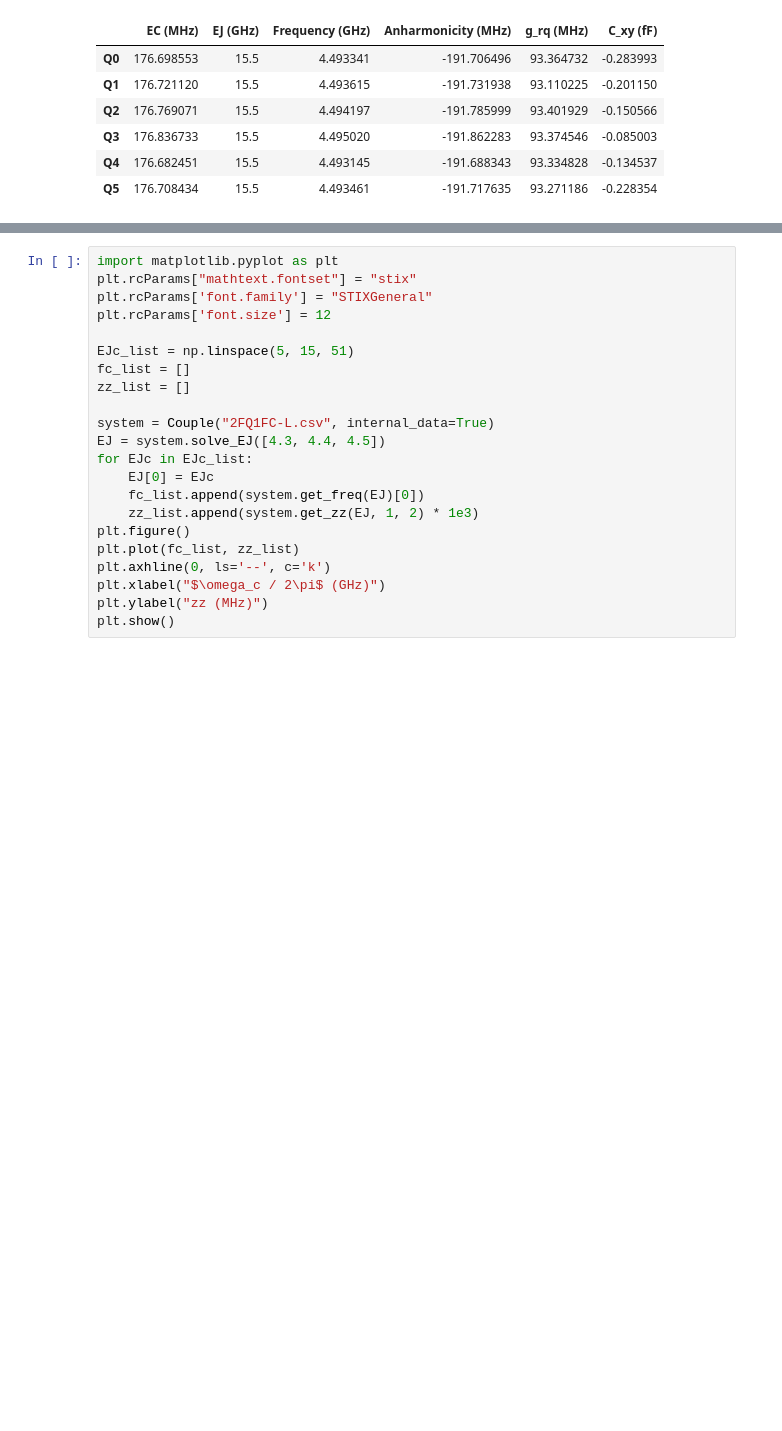
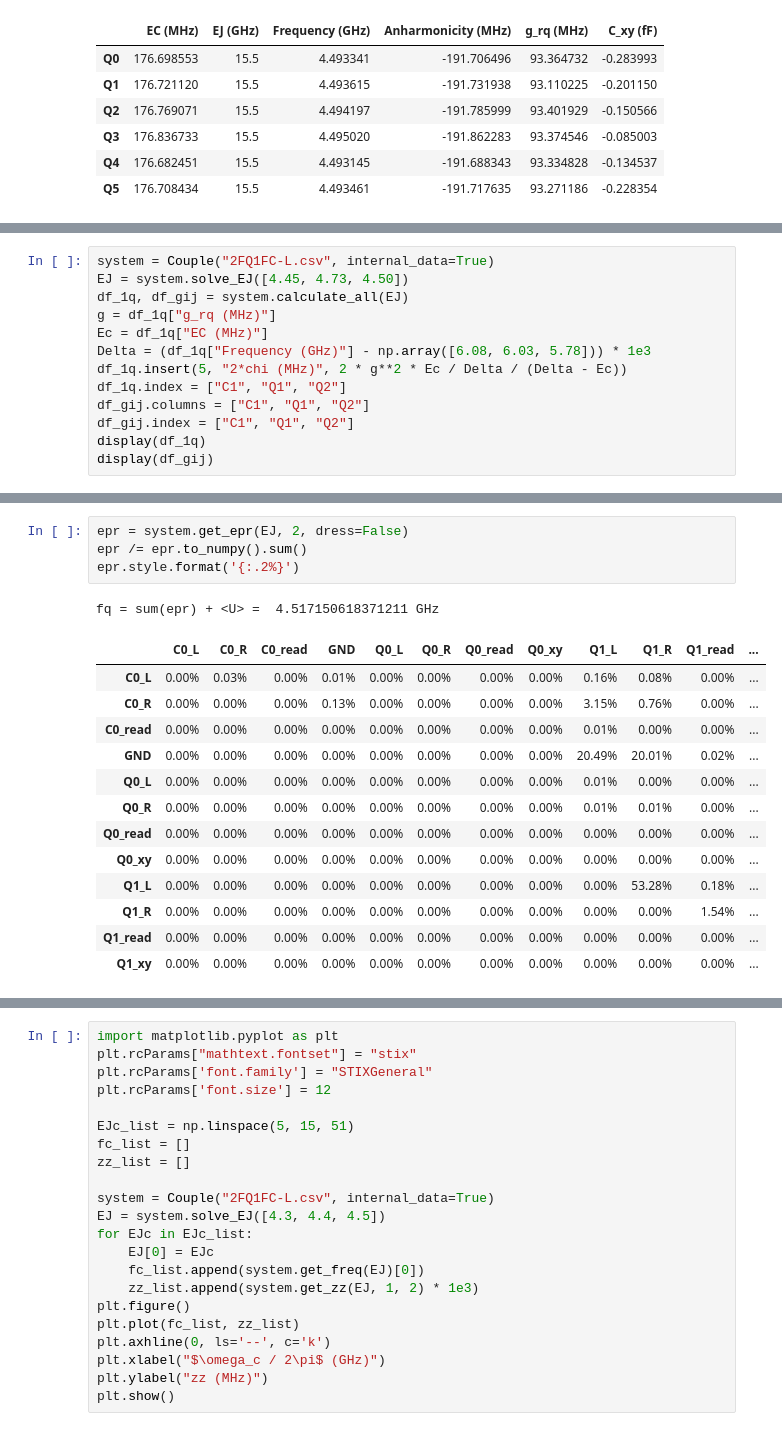
Before and after one commit to linyc253/fq_coupling, a Jupyter notebook: example.ipynb, the cells around one changed output, grey strips where cells are left out. Drawn from its saved outputs; the diff is of its cells as text; blank space fills up the shorter version.

Commit message:
Add get_epr() function to calculate charging energy stored between each capacitor

```diff
--- a/example.ipynb
+++ b/example.ipynb
@@ -35,0 +21,13 @@ display(df_gij)
+# %%
+system = Couple("2FQ1FC-L.csv", internal_data=True)
+EJ = system.solve_EJ([4.45, 4.73, 4.50])
+df_1q, df_gij = system.calculate_all(EJ)
+g = df_1q["g_rq (MHz)"]
+Ec = df_1q["EC (MHz)"]
+Delta = (df_1q["Frequency (GHz)"] - np.array([6.08, 6.03, 5.78])) * 1e3
+df_1q.insert(5, "2*chi (MHz)", 2 * g**2 * Ec / Delta / (Delta - Ec))
+df_1q.index = ["C1", "Q1", "Q2"]
+df_gij.columns = ["C1", "Q1", "Q2"]
+df_gij.index = ["C1", "Q1", "Q2"]
+display(df_1q)
+display(df_gij)
@@ -35,0 +43,19 @@ display(df_gij)
+# %%
+epr = system.get_epr(EJ, 2, dress=False)
+epr /= epr.to_numpy().sum()
+epr.style.format('{:.2%}')
+# %% [output]
+fq = sum(epr) + <U> =  4.517150618371211 GHz
+|  | C0_L | C0_R | C0_read | GND | Q0_L | Q0_R | Q0_read | Q0_xy | Q1_L | Q1_R | Q1_read | ... |
+| C0_L | 0.00% | 0.03% | 0.00% | 0.01% | 0.00% | 0.00% | 0.00% | 0.00% | 0.16% | 0.08% | 0.00% | ... |
+| C0_R | 0.00% | 0.00% | 0.00% | 0.13% | 0.00% | 0.00% | 0.00% | 0.00% | 3.15% | 0.76% | 0.00% | ... |
+| C0_read | 0.00% | 0.00% | 0.00% | 0.00% | 0.00% | 0.00% | 0.00% | 0.00% | 0.01% | 0.00% | 0.00% | ... |
+| GND | 0.00% | 0.00% | 0.00% | 0.00% | 0.00% | 0.00% | 0.00% | 0.00% | 20.49% | 20.01% | 0.02% | ... |
+| Q0_L | 0.00% | 0.00% | 0.00% | 0.00% | 0.00% | 0.00% | 0.00% | 0.00% | 0.01% | 0.00% | 0.00% | ... |
+| Q0_R | 0.00% | 0.00% | 0.00% | 0.00% | 0.00% | 0.00% | 0.00% | 0.00% | 0.01% | 0.01% | 0.00% | ... |
+| Q0_read | 0.00% | 0.00% | 0.00% | 0.00% | 0.00% | 0.00% | 0.00% | 0.00% | 0.00% | 0.00% | 0.00% | ... |
+| Q0_xy | 0.00% | 0.00% | 0.00% | 0.00% | 0.00% | 0.00% | 0.00% | 0.00% | 0.00% | 0.00% | 0.00% | ... |
+| Q1_L | 0.00% | 0.00% | 0.00% | 0.00% | 0.00% | 0.00% | 0.00% | 0.00% | 0.00% | 53.28% | 0.18% | ... |
+| Q1_R | 0.00% | 0.00% | 0.00% | 0.00% | 0.00% | 0.00% | 0.00% | 0.00% | 0.00% | 0.00% | 1.54% | ... |
+| Q1_read | 0.00% | 0.00% | 0.00% | 0.00% | 0.00% | 0.00% | 0.00% | 0.00% | 0.00% | 0.00% | 0.00% | ... |
+| Q1_xy | 0.00% | 0.00% | 0.00% | 0.00% | 0.00% | 0.00% | 0.00% | 0.00% | 0.00% | 0.00% | 0.00% | ... |
```
Also changed, not shown: parts of 3 cells of this notebook, 1 other file.
